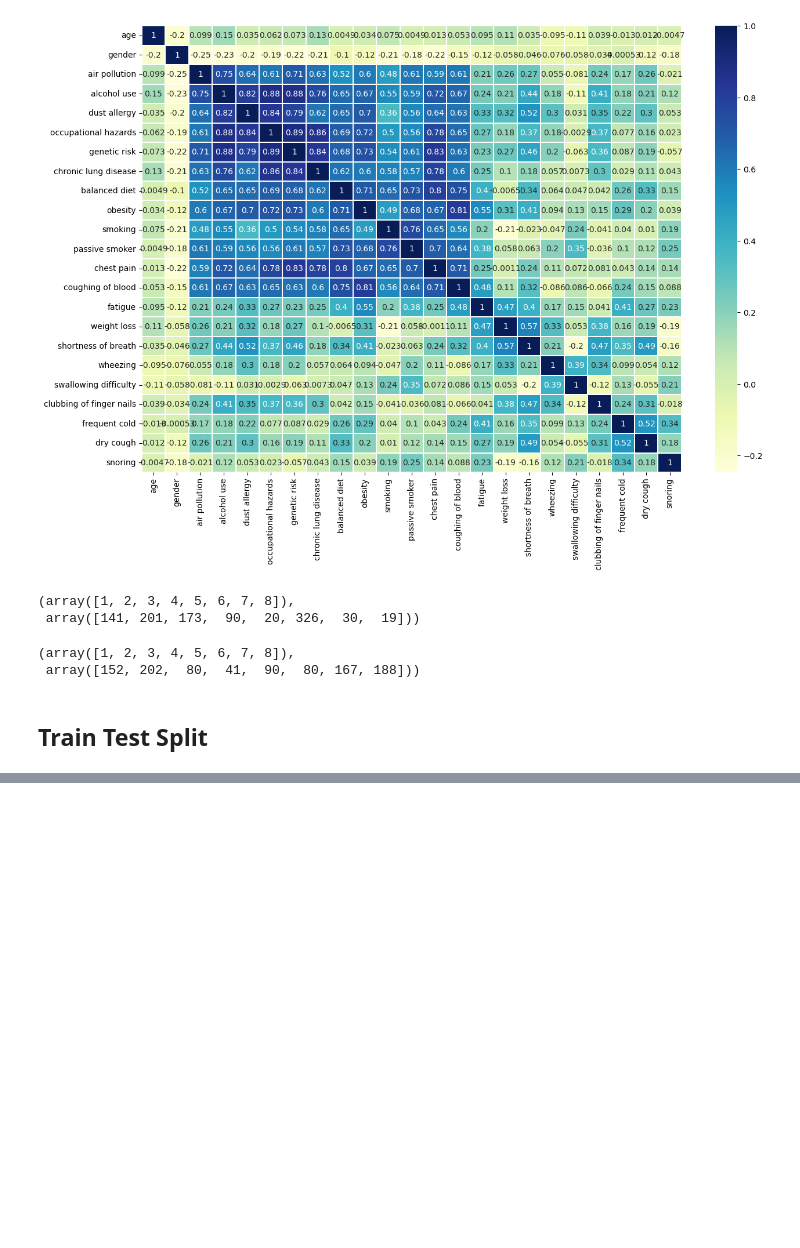
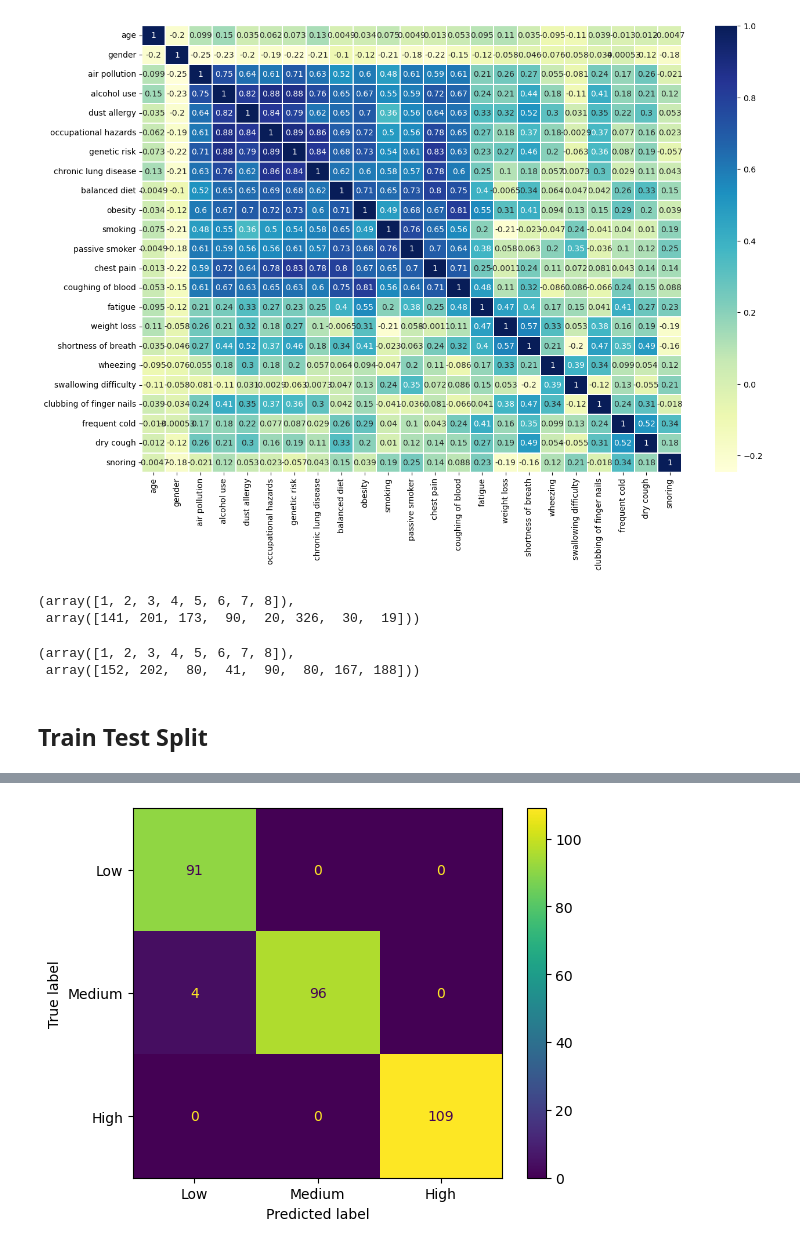
Before and after one commit to afsharino/Freelance-Projects, a Jupyter notebook: Cancer-Classification/src/Main.ipynb, the cells around one changed output, grey strips where cells are left out. Saved outputs shown, nothing was run; the diff lists cells and outputs as text; code cells hidden in the pictures; blank space fills up the shorter version.

Commit message:
implement logisticregression

```diff
--- a/Cancer-Classification/src/Main.ipynb
+++ b/Cancer-Classification/src/Main.ipynb
@@ -128,0 +139,5 @@ X_train, X_test, y_train, y_test = train_test_split(X,
+# %%
+lr_model = LogisticRegression(solver='liblinear')
+_ = lr_model.fit(X_train,y_train)
+# %%
+y_pred_lr = lr_model.predict(X_test)
@@ -128,0 +175,6 @@ X_train, X_test, y_train, y_test = train_test_split(X,
+# %%
+cm = ConfusionMatrixDisplay(confusion_matrix(y_test, y_pred_lr), display_labels=['Low', 'Medium', 'High'])
+cm.plot()
+plt.show()
+# %% [output]
+[figure, added]
```
Also changed, not shown: parts of 11 cells of this notebook.
